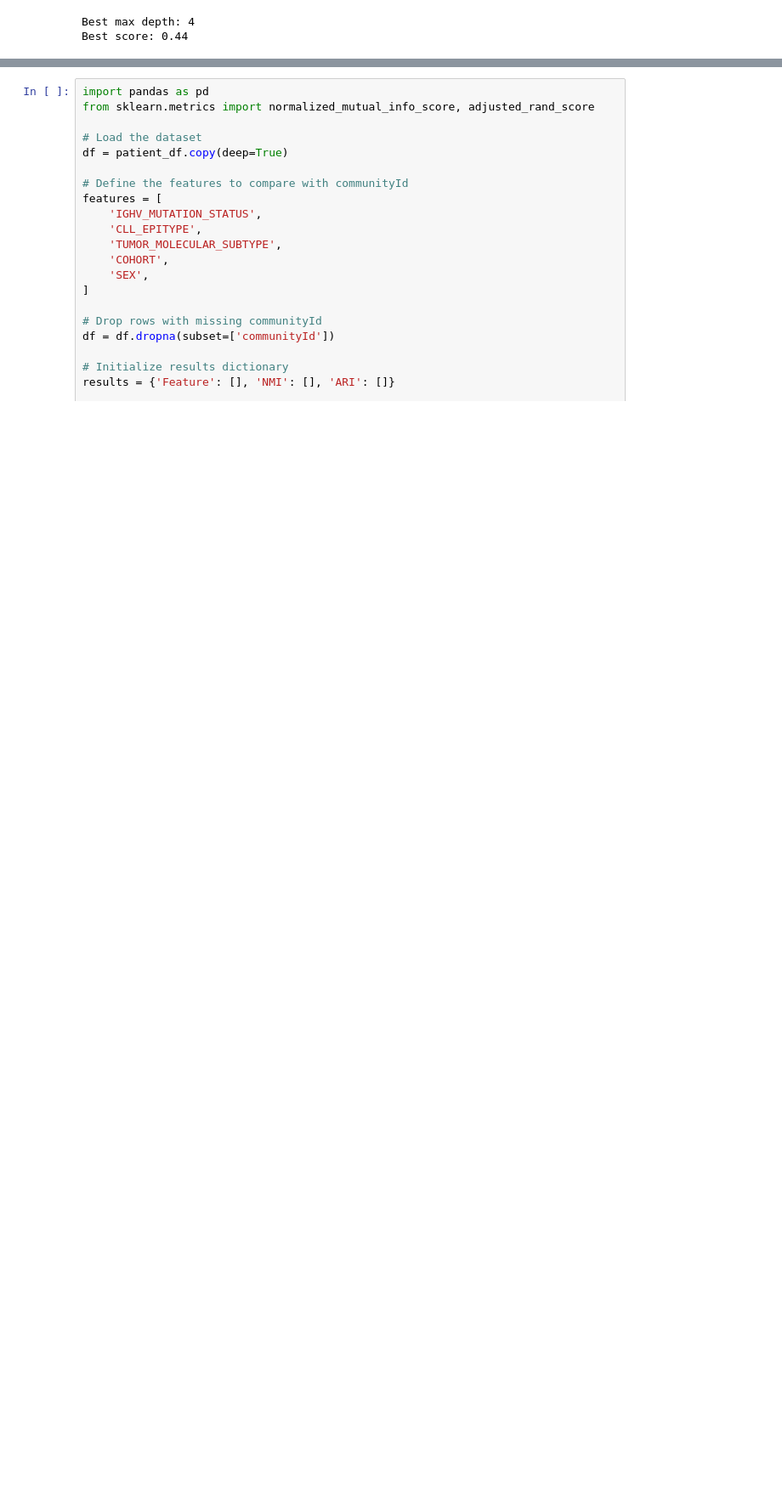
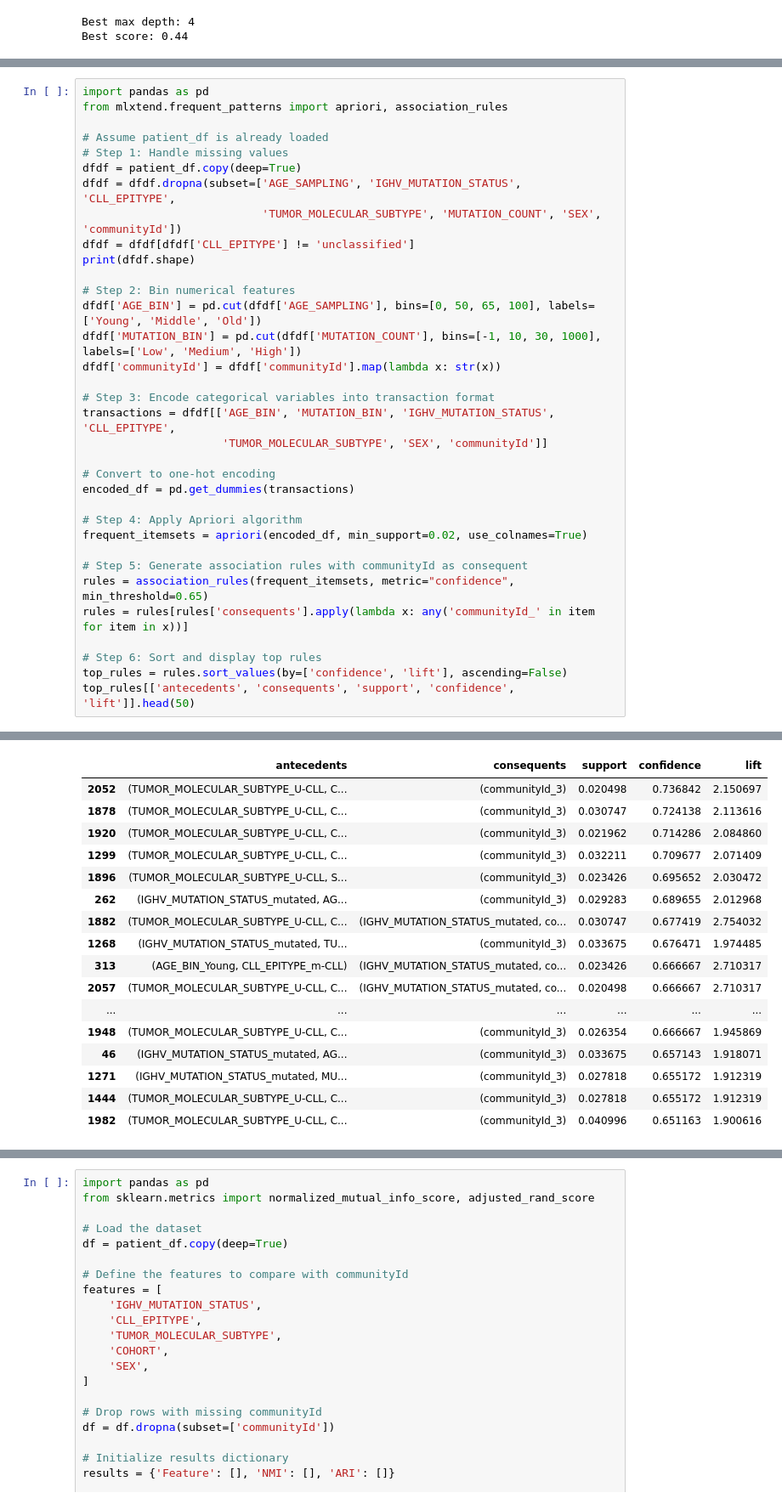
Before and after one commit to MahikaJaguste/msc-thesis, a Jupyter notebook: patient_community_project/analysis/decision_tree.ipynb, the cells around one changed output, grey strips where cells are left out. Shown at 85% size. Saved outputs shown, nothing was run; the diff lists cells and outputs as text; blank space fills up the shorter version.

```diff
--- a/patient_community_project/analysis/decision_tree.ipynb
+++ b/patient_community_project/analysis/decision_tree.ipynb
@@ -219,0 +258,35 @@ Best score: 0.44
+# %%
+import pandas as pd
+from mlxtend.frequent_patterns import apriori, association_rules
+
+# Assume patient_df is already loaded
+# Step 1: Handle missing values
+dfdf = patient_df.copy(deep=True)
+dfdf = dfdf.dropna(subset=['AGE_SAMPLING', 'IGHV_MUTATION_STATUS', 'CLL_EPITYPE',
+                           'TUMOR_MOLECULAR_SUBTYPE', 'MUTATION_COUNT', 'SEX', 'communityId'])
+dfdf = dfdf[dfdf['CLL_EPITYPE'] != 'unclassified']
+print(dfdf.shape)
+
+# Step 2: Bin numerical features
+dfdf['AGE_BIN'] = pd.cut(dfdf['AGE_SAMPLING'], bins=[0, 50, 65, 100], labels=['Young', 'Middle', 'Old'])
+dfdf['MUTATION_BIN'] = pd.cut(dfdf['MUTATION_COUNT'], bins=[-1, 10, 30, 1000], labels=['Low', 'Medium', 'High'])
+dfdf['communityId'] = dfdf['communityId'].map(lambda x: str(x))
+
+# Step 3: Encode categorical variables into transaction format
+transactions = dfdf[['AGE_BIN', 'MUTATION_BIN', 'IGHV_MUTATION_STATUS', 'CLL_EPITYPE',
+                     'TUMOR_MOLECULAR_SUBTYPE', 'SEX', 'communityId']]
+
+# Convert to one-hot encoding
+encoded_df = pd.get_dummies(transactions)
+
+# Step 4: Apply Apriori algorithm
+frequent_itemsets = apriori(encoded_df, min_support=0.02, use_colnames=True)
+
+# Step 5: Generate association rules with communityId as consequent
+rules = association_rules(frequent_itemsets, metric="confidence", min_threshold=0.65)
+rules = rules[rules['consequents'].apply(lambda x: any('communityId_' in item for item in x))]
+
+# Step 6: Sort and display top rules
+top_rules = rules.sort_values(by=['confidence', 'lift'], ascending=False)
+top_rules[['antecedents', 'consequents', 'support', 'confidence', 'lift']].head(50)
+# %% [output]
@@ -219,0 +294,17 @@ Best score: 0.44
+|  | antecedents | consequents | support | confidence | lift |
+| 2052 | (TUMOR_MOLECULAR_SUBTYPE_U-CLL, C... | (communityId_3) | 0.020498 | 0.736842 | 2.150697 |
+| 1878 | (TUMOR_MOLECULAR_SUBTYPE_U-CLL, C... | (communityId_3) | 0.030747 | 0.724138 | 2.113616 |
+| 1920 | (TUMOR_MOLECULAR_SUBTYPE_U-CLL, C... | (communityId_3) | 0.021962 | 0.714286 | 2.084860 |
+| 1299 | (TUMOR_MOLECULAR_SUBTYPE_U-CLL, C... | (communityId_3) | 0.032211 | 0.709677 | 2.071409 |
+| 1896 | (TUMOR_MOLECULAR_SUBTYPE_U-CLL, S... | (communityId_3) | 0.023426 | 0.695652 | 2.030472 |
+| 262 | (IGHV_MUTATION_STATUS_mutated, AG... | (communityId_3) | 0.029283 | 0.689655 | 2.012968 |
+| 1882 | (TUMOR_MOLECULAR_SUBTYPE_U-CLL, C... | (IGHV_MUTATION_STATUS_mutated, co... | 0.030747 | 0.677419 | 2.754032 |
+| 1268 | (IGHV_MUTATION_STATUS_mutated, TU... | (communityId_3) | 0.033675 | 0.676471 | 1.974485 |
+| 313 | (AGE_BIN_Young, CLL_EPITYPE_m-CLL) | (IGHV_MUTATION_STATUS_mutated, co... | 0.023426 | 0.666667 | 2.710317 |
+| 2057 | (TUMOR_MOLECULAR_SUBTYPE_U-CLL, C... | (IGHV_MUTATION_STATUS_mutated, co... | 0.020498 | 0.666667 | 2.710317 |
+| ... | ... | ... | ... | ... | ... |
+| 1948 | (TUMOR_MOLECULAR_SUBTYPE_U-CLL, C... | (communityId_3) | 0.026354 | 0.666667 | 1.945869 |
+| 46 | (IGHV_MUTATION_STATUS_mutated, AG... | (communityId_3) | 0.033675 | 0.657143 | 1.918071 |
+| 1271 | (IGHV_MUTATION_STATUS_mutated, MU... | (communityId_3) | 0.027818 | 0.655172 | 1.912319 |
+| 1444 | (TUMOR_MOLECULAR_SUBTYPE_U-CLL, C... | (communityId_3) | 0.027818 | 0.655172 | 1.912319 |
+| 1982 | (TUMOR_MOLECULAR_SUBTYPE_U-CLL, C... | (communityId_3) | 0.040996 | 0.651163 | 1.900616 |
```
Also changed, not shown: parts of 11 cells of this notebook.
